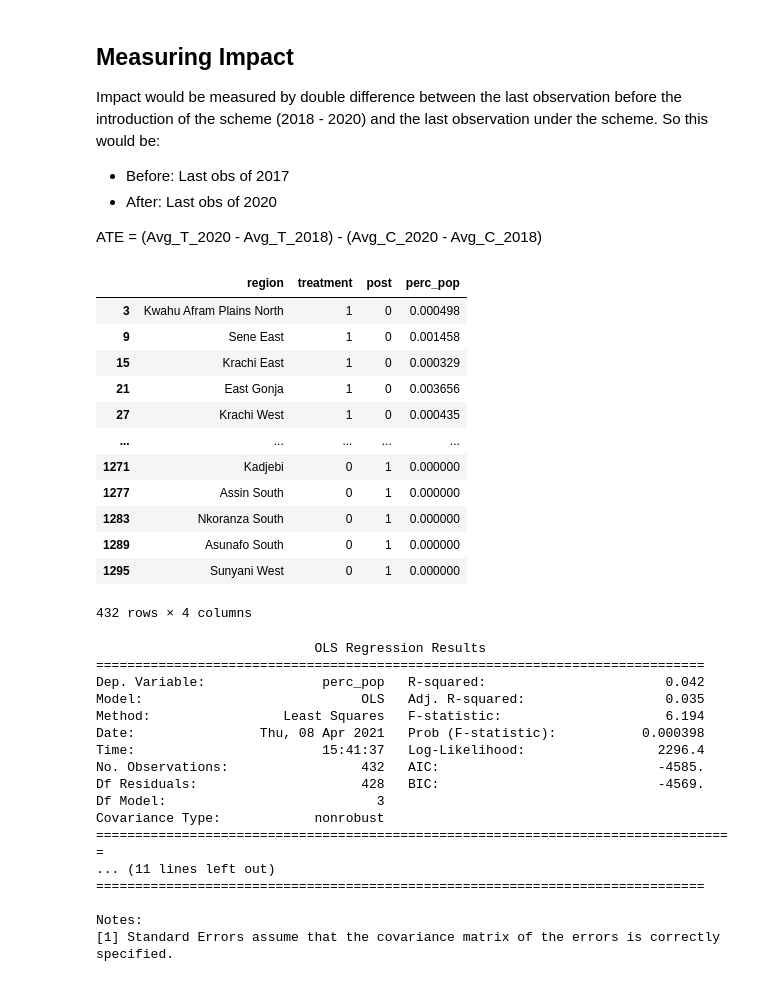
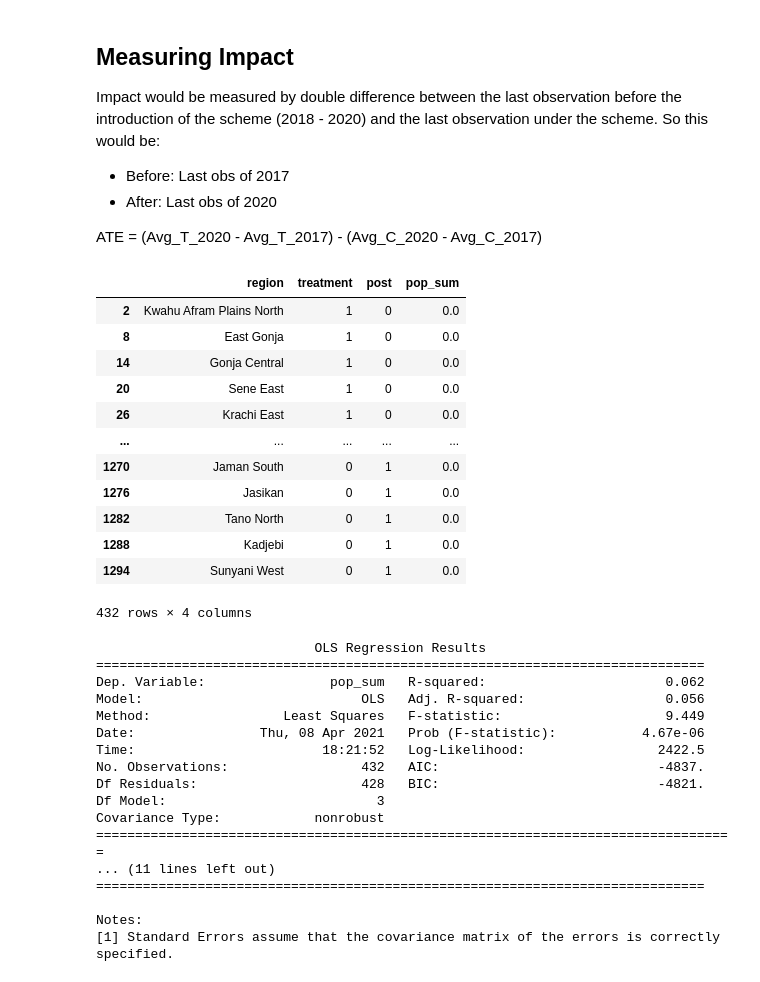
Before and after one commit to sriramesh/DoubleDiff-Ghana-Satellites-Floods, a Jupyter notebook: 04-Data-Analysis-Results/03-Impact-Estimation/Measuring Impact FINAL.ipynb, the cells around one changed output. Cells and saved outputs as stored; diff of their text form; code cells hidden in the pictures.

```diff
--- a/04-Data-Analysis-Results/03-Impact-Estimation/Measuring Impact FINAL.ipynb
+++ b/04-Data-Analysis-Results/03-Impact-Estimation/Measuring Impact FINAL.ipynb
@@ -6,51 +6,50 @@ Impact would be measured by double difference between the last observation befor
 * Before: Last obs of 2017
 * After: Last obs of 2020
 
-ATE = (Avg_T_2020 - Avg_T_2018) - (Avg_C_2020 - Avg_C_2018)
+ATE = (Avg_T_2020 - Avg_T_2017) - (Avg_C_2020 - Avg_C_2017)
 # %%
+var = 'pop_sum'
+
 import pandas as pd
 
 ## output files
 path_input = '/Users/srilakshmi/Desktop/Thesis/04-Data-Analysis-Results/02-Parallel-Trends-Analysis/'
 name_input_file = 'Before_After_Outcome_Variable_Of_Interest.csv'
 
 x = pd.read_csv(path_input+name_input_file)
-x = x[x['year'] == 2018].append(x[x['year'] == 2020]) # only keep before and after data
-x.columns = ['region', 'treatment', 'post', 'perc_pop']
-x['post'] = x['post'].map({2018:0, 2020:1})
+x = x[x['year'] == 2017].append(x[x['year'] == 2019]) # only keep before and after data
+x.columns = ['region', 'treatment', 'post', var]
+x['post'] = x['post'].map({2017:0, 2019:1})
 x
 # %% [output]
-|  | region | treatment | post | perc_pop |
-| 3 | Kwahu Afram Plains North | 1 | 0 | 0.000498 |
-| 9 | Sene East | 1 | 0 | 0.001458 |
-| 15 | Krachi East | 1 | 0 | 0.000329 |
-| 21 | East Gonja | 1 | 0 | 0.003656 |
-| 27 | Krachi West | 1 | 0 | 0.000435 |
+|  | region | treatment | post | pop_sum |
+| 2 | Kwahu Afram Plains North | 1 | 0 | 0.0 |
+| 8 | East Gonja | 1 | 0 | 0.0 |
+| 14 | Gonja Central | 1 | 0 | 0.0 |
+| 20 | Sene East | 1 | 0 | 0.0 |
+| 26 | Krachi East | 1 | 0 | 0.0 |
 | ... | ... | ... | ... | ... |
-| 1271 | Kadjebi | 0 | 1 | 0.000000 |
-| 1277 | Assin South | 0 | 1 | 0.000000 |
-| 1283 | Nkoranza South | 0 | 1 | 0.000000 |
-| 1289 | Asunafo South | 0 | 1 | 0.000000 |
-| 1295 | Sunyani West | 0 | 1 | 0.000000 |
+| 1270 | Jaman South | 0 | 1 | 0.0 |
+| 1276 | Jasikan | 0 | 1 | 0.0 |
+| 1282 | Tano North | 0 | 1 | 0.0 |
+| 1288 | Kadjebi | 0 | 1 | 0.0 |
+| 1294 | Sunyani West | 0 | 1 | 0.0 |
 432 rows × 4 columns
 # %%
-import statsmodels.api as sm
 import statsmodels.formula.api as smf
-import scipy.stats as stats
-import scipy as sp
 
-modelX = smf.ols(formula='perc_pop ~ treatment + post + (treatment * post)', data = x).fit()
+modelX = smf.ols(formula='pop_sum ~ treatment + post + (treatment * post)', data = x).fit()
 print(modelX.summary())
 # %% [output]
                             OLS Regression Results
 ==============================================================================
-Dep. Variable:               perc_pop   R-squared:                       0.042
-Model:                            OLS   Adj. R-squared:                  0.035
-Method:                 Least Squares   F-statistic:                     6.194
-Date:                Thu, 08 Apr 2021   Prob (F-statistic):           0.000398
-Time:                        15:41:37   Log-Likelihood:                 2296.4
-No. Observations:                 432   AIC:                            -4585.
-Df Residuals:                     428   BIC:                            -4569.
+Dep. Variable:                pop_sum   R-squared:                       0.062
+Model:                            OLS   Adj. R-squared:                  0.056
+Method:                 Least Squares   F-statistic:                     9.449
+Date:                Thu, 08 Apr 2021   Prob (F-statistic):           4.67e-06
+Time:                        18:21:52   Log-Likelihood:                 2422.5
+No. Observations:                 432   AIC:                            -4837.
+Df Residuals:                     428   BIC:                            -4821.
 Df Model:                           3
 Covariance Type:            nonrobust
 ==================================================================================
```
Also changed, not shown: 7 other files.
